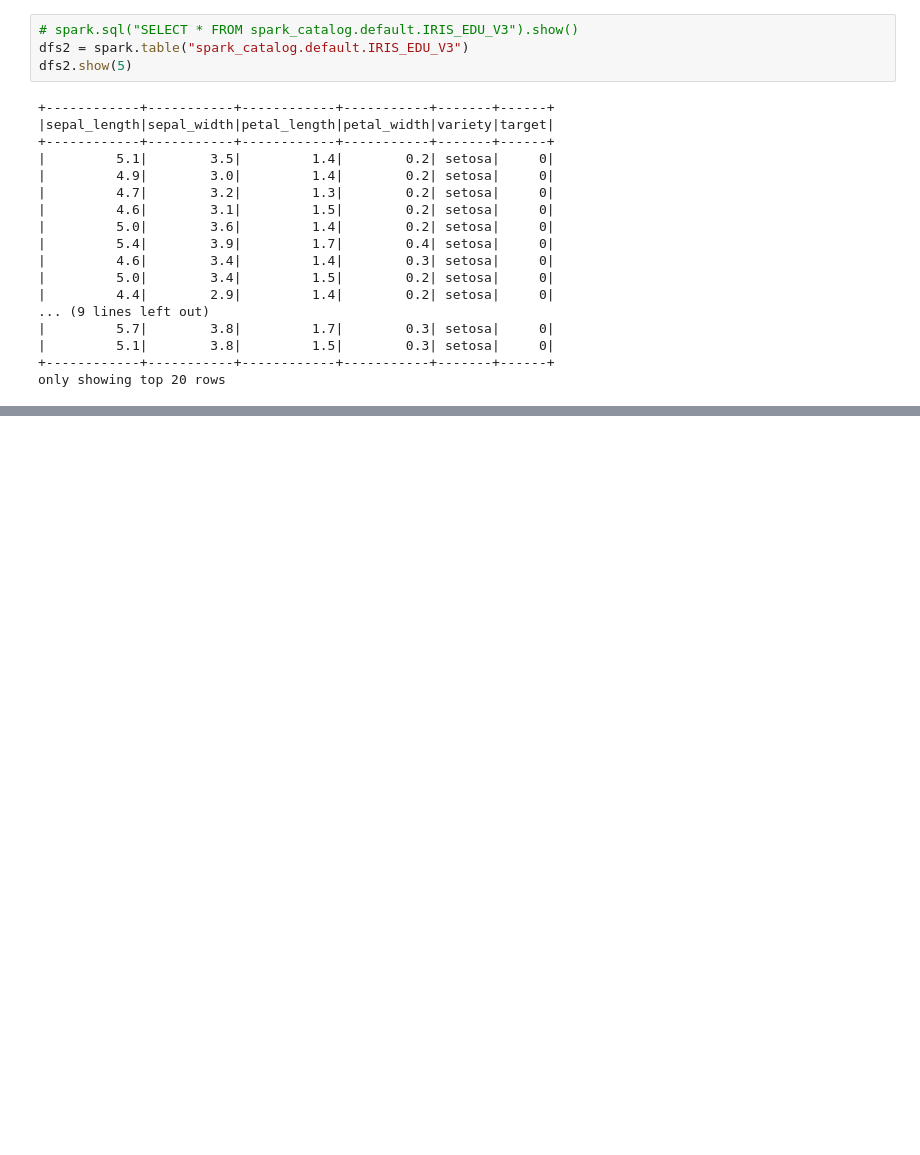
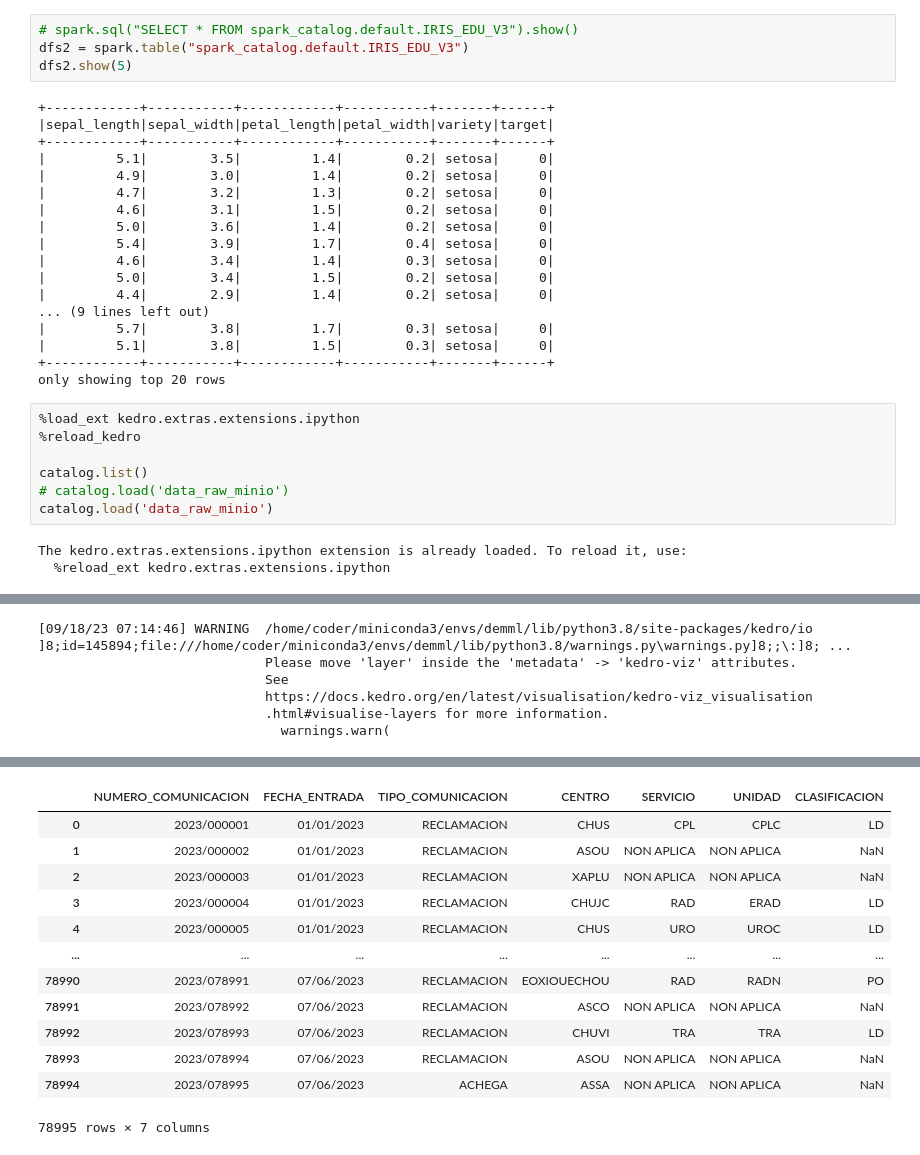
Before and after one commit to eromerobilbomatica/iris-pyspark, a Jupyter notebook: notebooks/conexion_pyspark_iceberg_edu.ipynb, the cells around one changed output, grey strips where cells are left out. Drawn from its saved outputs; the diff is of its cells as text; blank space fills up the shorter version.

Commit message:
añado dns en el archivo etc/hosts. Ya funciona la carga desde minio ejemplo datos queres (data_raw_minio).

```diff
--- a/notebooks/conexion_pyspark_iceberg_edu.ipynb
+++ b/notebooks/conexion_pyspark_iceberg_edu.ipynb
@@ -174,3 +174,13 @@ dfs2.show(5)
 |         5.1|        3.8|         1.5|        0.3| setosa|     0|
 +------------+-----------+------------+-----------+-------+------+
 only showing top 20 rows
+# %%
+%load_ext kedro.extras.extensions.ipython
+%reload_kedro
+
+catalog.list()
+# catalog.load('data_raw_minio')
+catalog.load('data_raw_minio')
+# %% [output]
+The kedro.extras.extensions.ipython extension is already loaded. To reload it, use:
+  %reload_ext kedro.extras.extensions.ipython
@@ -176,0 +189,6 @@ only showing top 20 rows
+[09/18/23 07:14:46] WARNING  /home/coder/miniconda3/envs/demml/lib/python3.8/site-packages/kedro/io ]8;id=145894;file:///home/coder/miniconda3/envs/demml/lib/python3.8/warnings.py\warnings.py]8;;\:]8; ...
+                             Please move 'layer' inside the 'metadata' -> 'kedro-viz' attributes.
+                             See
+                             https://docs.kedro.org/en/latest/visualisation/kedro-viz_visualisation
+                             .html#visualise-layers for more information.
+                               warnings.warn(
@@ -176,0 +201,13 @@ only showing top 20 rows
+|  | NUMERO_COMUNICACION | FECHA_ENTRADA | TIPO_COMUNICACION | CENTRO | SERVICIO | UNIDAD | CLASIFICACION |
+| 0 | 2023/000001 | 01/01/2023 | RECLAMACION | CHUS | CPL | CPLC | LD |
+| 1 | 2023/000002 | 01/01/2023 | RECLAMACION | ASOU | NON APLICA | NON APLICA | NaN |
+| 2 | 2023/000003 | 01/01/2023 | RECLAMACION | XAPLU | NON APLICA | NON APLICA | NaN |
+| 3 | 2023/000004 | 01/01/2023 | RECLAMACION | CHUJC | RAD | ERAD | LD |
+| 4 | 2023/000005 | 01/01/2023 | RECLAMACION | CHUS | URO | UROC | LD |
+| ... | ... | ... | ... | ... | ... | ... | ... |
+| 78990 | 2023/078991 | 07/06/2023 | RECLAMACION | EOXIOUECHOU | RAD | RADN | PO |
+| 78991 | 2023/078992 | 07/06/2023 | RECLAMACION | ASCO | NON APLICA | NON APLICA | NaN |
+| 78992 | 2023/078993 | 07/06/2023 | RECLAMACION | CHUVI | TRA | TRA | LD |
+| 78993 | 2023/078994 | 07/06/2023 | RECLAMACION | ASOU | NON APLICA | NON APLICA | NaN |
+| 78994 | 2023/078995 | 07/06/2023 | ACHEGA | ASSA | NON APLICA | NON APLICA | NaN |
+78995 rows × 7 columns
```
Also changed, not shown: parts of 1 cell of this notebook, 2 other files.
